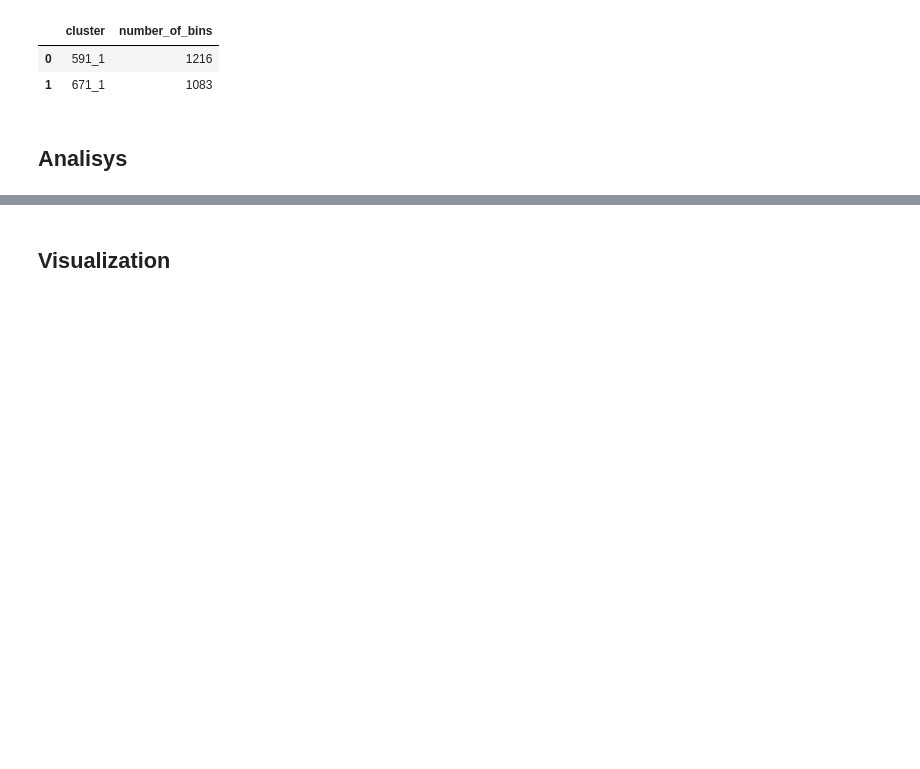
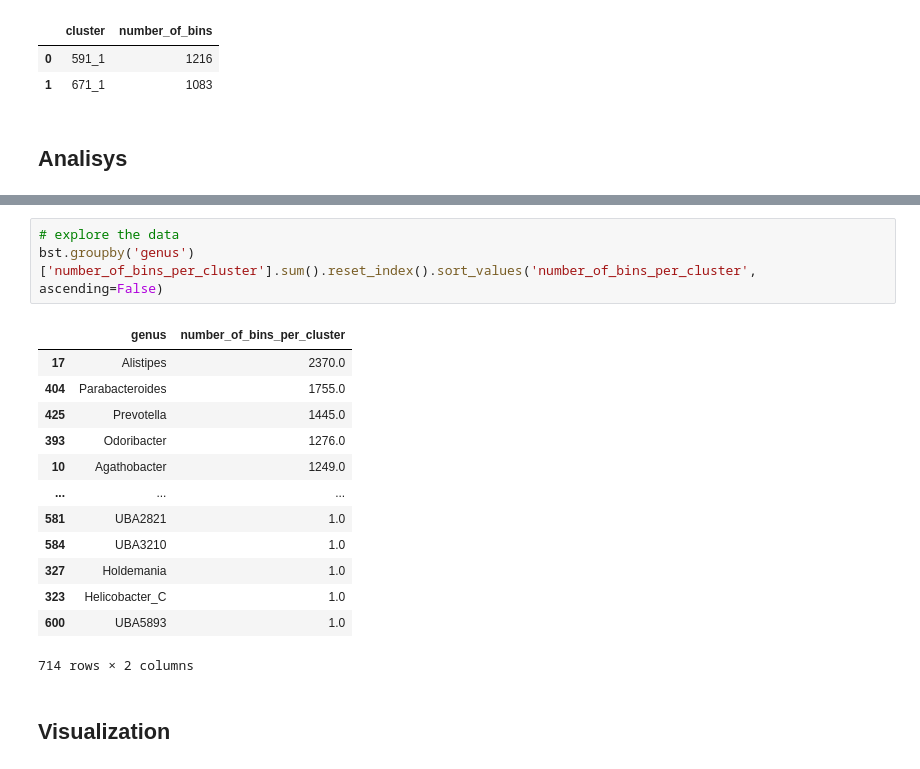
Before and after one commit to Chartiza/2023_Clusters, a Jupyter notebook: MRG_all.ipynb, the cells around one changed output, grey strips where cells are left out. Drawn from its saved outputs; the diff is of its cells as text; blank space fills up the shorter version.

```diff
--- a/MRG_all.ipynb
+++ b/MRG_all.ipynb
@@ -84,3 +149,20 @@ bst = pd.read_excel('FINAL_tables/FINAL_only_the_best_genomes_with_2nd_cluster_w
+# %%
+# explore the data
+bst.groupby('genus')['number_of_bins_per_cluster'].sum().reset_index().sort_values('number_of_bins_per_cluster', ascending=False)
+# %% [output]
+|  | genus | number_of_bins_per_cluster |
+| 17 | Alistipes | 2370.0 |
+| 404 | Parabacteroides | 1755.0 |
+| 425 | Prevotella | 1445.0 |
+| 393 | Odoribacter | 1276.0 |
+| 10 | Agathobacter | 1249.0 |
+| ... | ... | ... |
+| 581 | UBA2821 | 1.0 |
+| 584 | UBA3210 | 1.0 |
+| 327 | Holdemania | 1.0 |
+| 323 | Helicobacter_C | 1.0 |
+| 600 | UBA5893 | 1.0 |
+714 rows × 2 columns
 # %% [markdown]
 ## Visualization
 # %%
```
Also changed, not shown: parts of 12 cells of this notebook, 19 other files.
